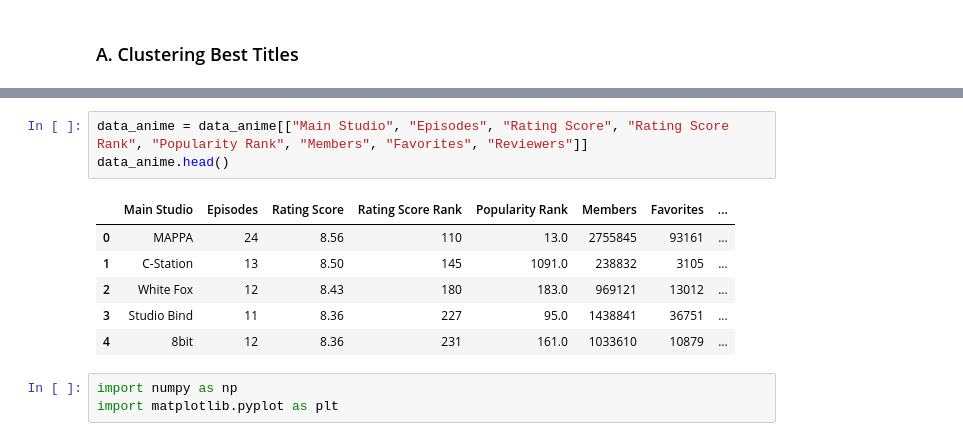
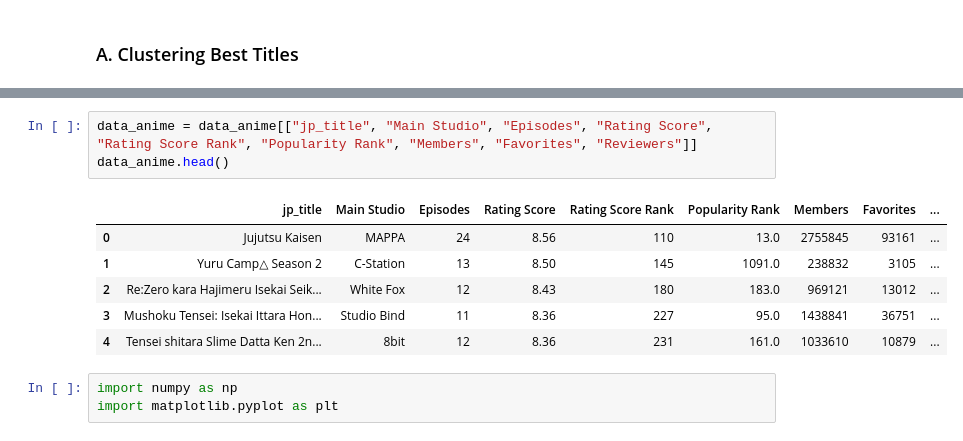
Before and after one commit to MarcoAlandAdinanda/Deep_Anime_Color_Palette_Analysis, a Jupyter notebook: statAnalysis.ipynb, the cells around one changed output, grey strips where cells are left out. Drawn from its saved outputs; the diff is of its cells as text.

```diff
--- a/statAnalysis.ipynb
+++ b/statAnalysis.ipynb
@@ -16,15 +16,15 @@ data_anime.head()
 | 3 | 2021 | winter | Mushoku Tensei: Isekai Ittara Hon... | https://cdn.myanimelist.net/image... | 無職転生 ～異世界行ったら本気だす～ | 11 | 11 Jan 2021 | 22 Mar 2021 | Frontier Works, TOHO, Magic Capsu... | Studio Bind | ... |
 | 4 | 2021 | winter | Tensei shitara Slime Datta Ken 2n... | https://cdn.myanimelist.net/image... | 転生したらスライムだった件 | 12 | 12 Jan 2021 | 30 Mar 2021 | Kodansha | 8bit | ... |
 # %%
-data_anime = data_anime[["Main Studio", "Episodes", "Rating Score", "Rating Score Rank", "Popularity Rank", "Members", "Favorites", "Reviewers"]]
+data_anime = data_anime[["jp_title", "Main Studio", "Episodes", "Rating Score", "Rating Score Rank", "Popularity Rank", "Members", "Favorites", "Reviewers"]]
 data_anime.head()
 # %% [output]
-|  | Main Studio | Episodes | Rating Score | Rating Score Rank | Popularity Rank | Members | Favorites | ... |
-| 0 | MAPPA | 24 | 8.56 | 110 | 13.0 | 2755845 | 93161 | ... |
-| 1 | C-Station | 13 | 8.50 | 145 | 1091.0 | 238832 | 3105 | ... |
-| 2 | White Fox | 12 | 8.43 | 180 | 183.0 | 969121 | 13012 | ... |
-| 3 | Studio Bind | 11 | 8.36 | 227 | 95.0 | 1438841 | 36751 | ... |
-| 4 | 8bit | 12 | 8.36 | 231 | 161.0 | 1033610 | 10879 | ... |
+|  | jp_title | Main Studio | Episodes | Rating Score | Rating Score Rank | Popularity Rank | Members | Favorites | ... |
+| 0 | Jujutsu Kaisen | MAPPA | 24 | 8.56 | 110 | 13.0 | 2755845 | 93161 | ... |
+| 1 | Yuru Camp△ Season 2 | C-Station | 13 | 8.50 | 145 | 1091.0 | 238832 | 3105 | ... |
+| 2 | Re:Zero kara Hajimeru Isekai Seik... | White Fox | 12 | 8.43 | 180 | 183.0 | 969121 | 13012 | ... |
+| 3 | Mushoku Tensei: Isekai Ittara Hon... | Studio Bind | 11 | 8.36 | 227 | 95.0 | 1438841 | 36751 | ... |
+| 4 | Tensei shitara Slime Datta Ken 2n... | 8bit | 12 | 8.36 | 231 | 161.0 | 1033610 | 10879 | ... |
 # %%
 import numpy as np
 import matplotlib.pyplot as plt
```
Also changed, not shown: parts of 7 cells of this notebook, 1 other file.
